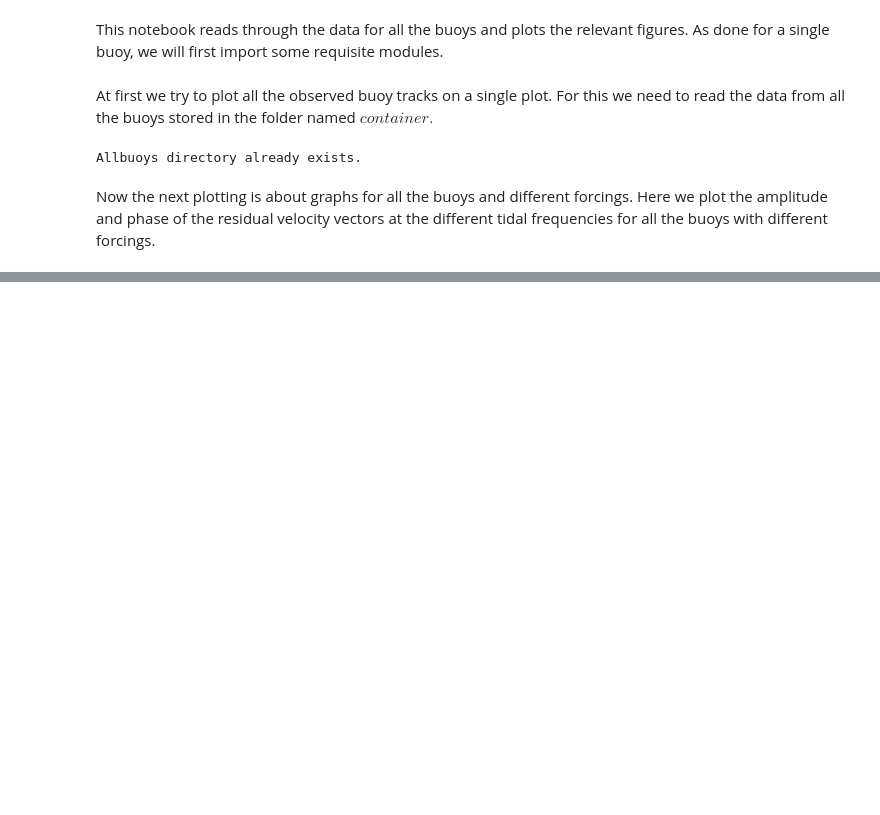
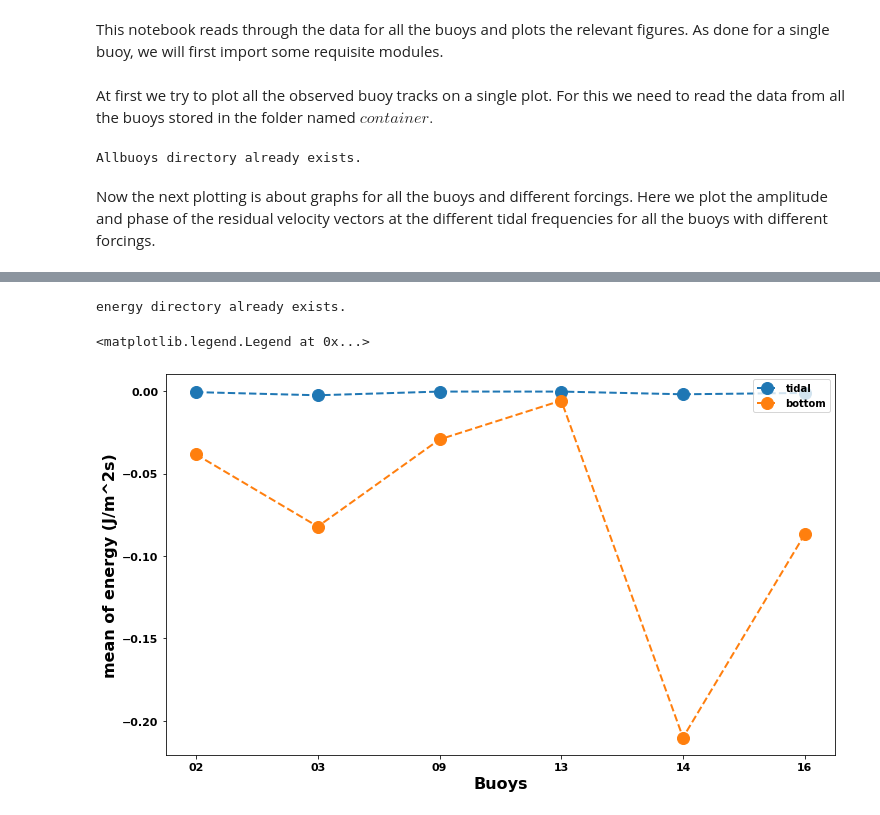
Before and after one commit to AmeyV05/Drifting-buoys-model, a Jupyter notebook: py_script_files/Plotting_allbuoys.ipynb, the cells around one changed output, grey strips where cells are left out. Saved outputs shown, nothing was run; the diff lists cells and outputs as text; code cells hidden in the pictures; blank space fills up the shorter version.

```diff
--- a/py_script_files/Plotting_allbuoys.ipynb
+++ b/py_script_files/Plotting_allbuoys.ipynb
@@ -124,0 +185,41 @@ def plottidal(tide,ftyp,loc,barray,btidval,stidval,ftidval):
+# %%
+# plots of energy energy
+barray=['02','03','09','13','14','16']
+fol='energy'
+gf.mkdir_p(loc+'/'+fol)
+# %% [output]
+energy directory already exists.
+# %%
+# reading of energy data.
+basefol='h1f1A1T1O1Po1Pt1Bf0'
+enerval={}
+for b in barray:
+    bname="BUOY_"+b
+    loc='../../generated_data/'+bname+'/'+basefol+'/'
+    file='enerbudget_'+bname+'.xlsx'
+    df=pd.read_excel(loc+file)
+    mean=np.array(df['Mean_Energy(J/m^2s)'])
+    std=np.array(df['Std_Energy(J/m^2s)'])
+    total=np.array(df['Total_Energy(J/m^2)'])
+    totmeanstd=np.row_stack((mean,std,total))
+#     print(totmeanstd)
+    enerval.update({b:totmeanstd})
+# %%
+#plotting.
+# i=4 is the total number of lines or variables to be plotted
+#mean plot.
+valtyp=['wind','water','tidal','bottom']
+fig=plt.figure(figsize=(12,7),frameon=True)
+for i in range(4):
+    if i>1:
+        val=[]
+        for b in barray:
+            meanstd=enerval[b]
+            val=np.append(val,meanstd[0,i])
+        plt.plot(barray,val, marker='o', linestyle='dashed',linewidth=2, markersize=12,label=valtyp[i])
+plt.xlabel('Buoys',fontsize=16,fontweight='bold')
+plt.ylabel('mean of energy (J/m^2s)',fontsize=16,fontweight='bold')
+plt.legend(loc=1)
+# %% [output]
+<matplotlib.legend.Legend at 0x...>
+[figure, added]
```
Also changed, not shown: parts of 14 cells of this notebook, 17 other files.
